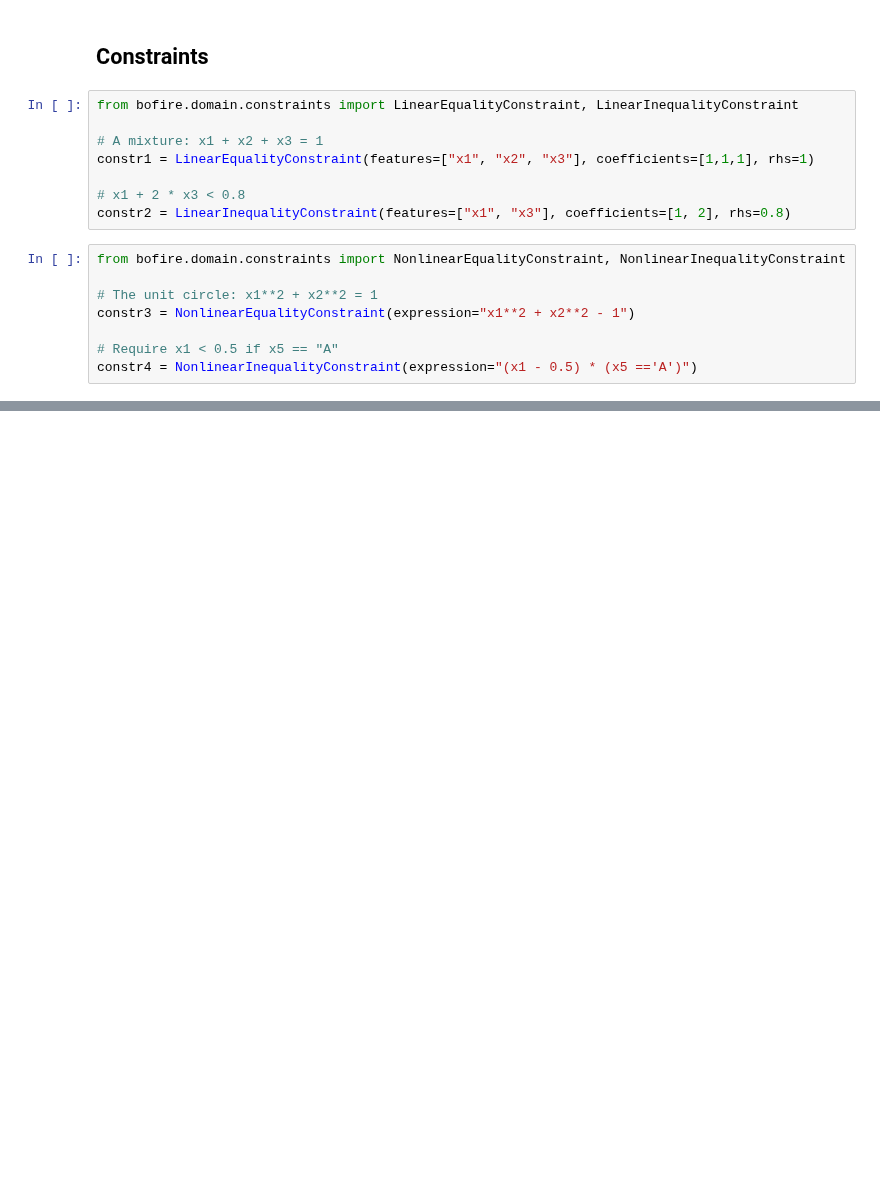
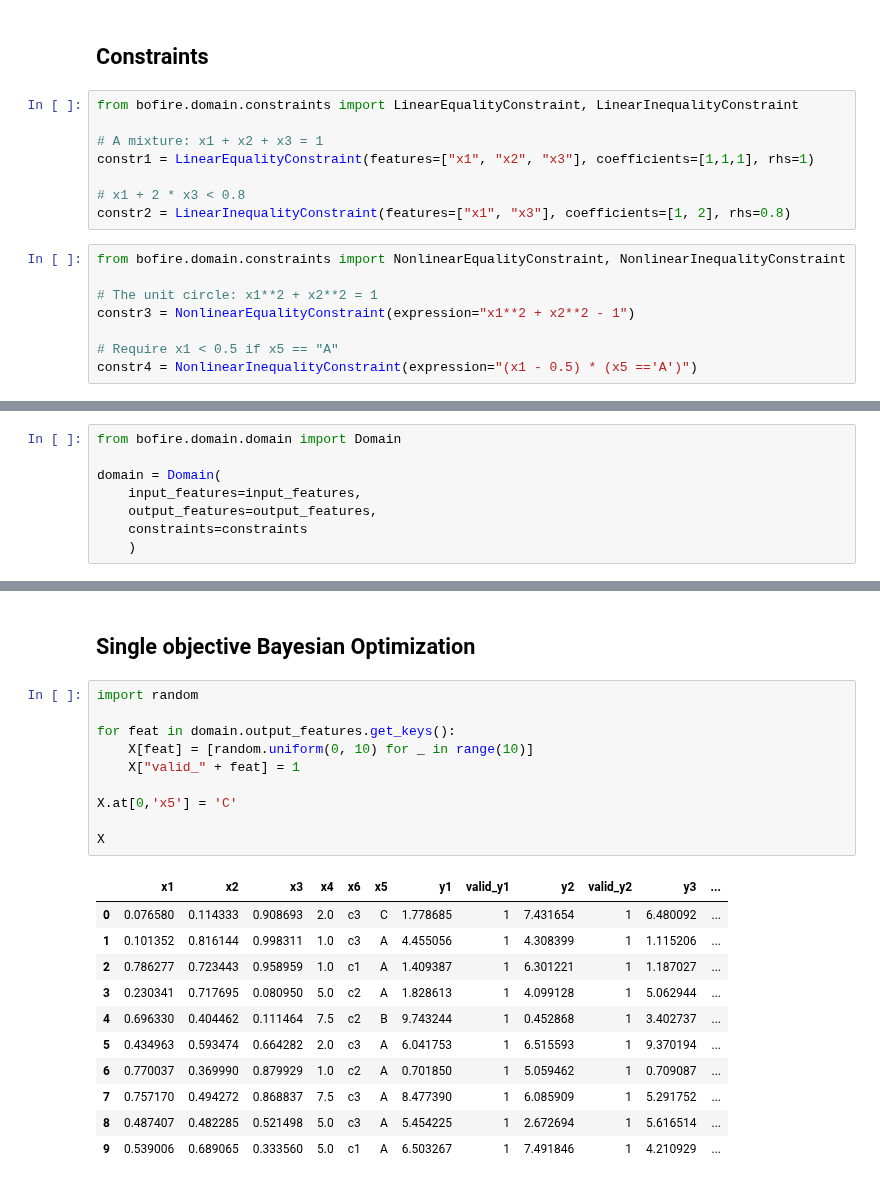
Before and after one commit to experimental-design/bofire, a Jupyter notebook: tutorials/GettingStarted.ipynb, the cells around one changed output, grey strips where cells are left out. Saved outputs shown, nothing was run; the diff lists cells and outputs as text; blank space fills up the shorter version.

```diff
--- a/tutorials/GettingStarted.ipynb
+++ b/tutorials/GettingStarted.ipynb
@@ -104,0 +129,8 @@ constraints = Constraints(constraints=[constr1, constr2, constr3, constr4, const
+# %%
+from bofire.domain.domain import Domain
+
+domain = Domain(
+    input_features=input_features,
+    output_features=output_features,
+    constraints=constraints
+    )
@@ -104,0 +171,24 @@ constraints = Constraints(constraints=[constr1, constr2, constr3, constr4, const
+# %% [markdown]
+## Single objective Bayesian Optimization
+# %%
+import random
+
+for feat in domain.output_features.get_keys():
+    X[feat] = [random.uniform(0, 10) for _ in range(10)]
+    X["valid_" + feat] = 1
+
+X.at[0,'x5'] = 'C'
+
+X
+# %% [output]
+|  | x1 | x2 | x3 | x4 | x6 | x5 | y1 | valid_y1 | y2 | valid_y2 | y3 | ... |
+| 0 | 0.076580 | 0.114333 | 0.908693 | 2.0 | c3 | C | 1.778685 | 1 | 7.431654 | 1 | 6.480092 | ... |
+| 1 | 0.101352 | 0.816144 | 0.998311 | 1.0 | c3 | A | 4.455056 | 1 | 4.308399 | 1 | 1.115206 | ... |
+| 2 | 0.786277 | 0.723443 | 0.958959 | 1.0 | c1 | A | 1.409387 | 1 | 6.301221 | 1 | 1.187027 | ... |
+| 3 | 0.230341 | 0.717695 | 0.080950 | 5.0 | c2 | A | 1.828613 | 1 | 4.099128 | 1 | 5.062944 | ... |
+| 4 | 0.696330 | 0.404462 | 0.111464 | 7.5 | c2 | B | 9.743244 | 1 | 0.452868 | 1 | 3.402737 | ... |
+| 5 | 0.434963 | 0.593474 | 0.664282 | 2.0 | c3 | A | 6.041753 | 1 | 6.515593 | 1 | 9.370194 | ... |
+| 6 | 0.770037 | 0.369990 | 0.879929 | 1.0 | c2 | A | 0.701850 | 1 | 5.059462 | 1 | 0.709087 | ... |
+| 7 | 0.757170 | 0.494272 | 0.868837 | 7.5 | c3 | A | 8.477390 | 1 | 6.085909 | 1 | 5.291752 | ... |
+| 8 | 0.487407 | 0.482285 | 0.521498 | 5.0 | c3 | A | 5.454225 | 1 | 2.672694 | 1 | 5.616514 | ... |
+| 9 | 0.539006 | 0.689065 | 0.333560 | 5.0 | c1 | A | 6.503267 | 1 | 7.491846 | 1 | 4.210929 | ... |
```
Also changed, not shown: parts of 19 cells of this notebook.
